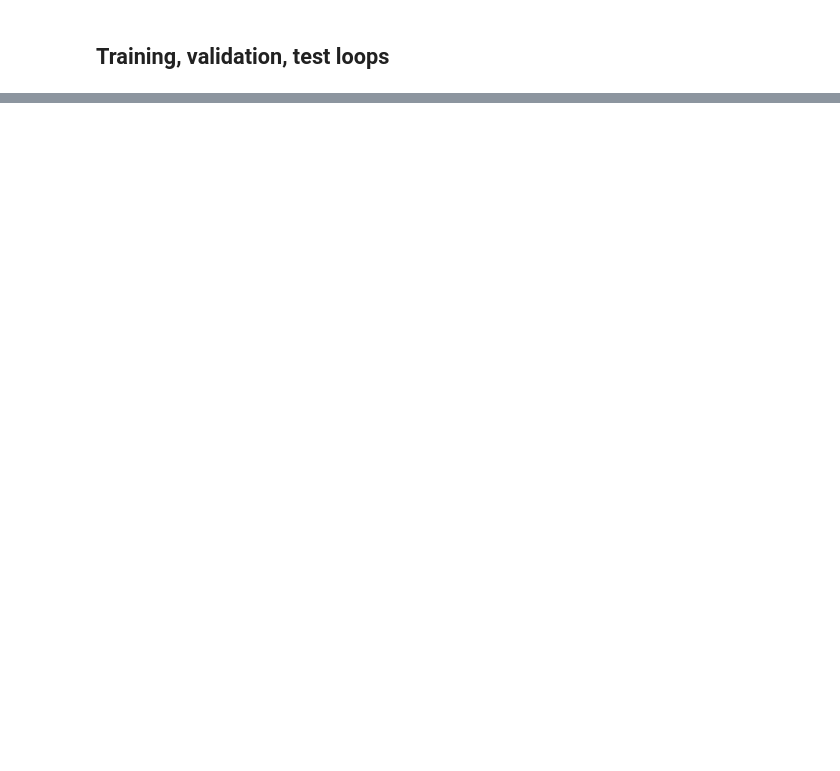
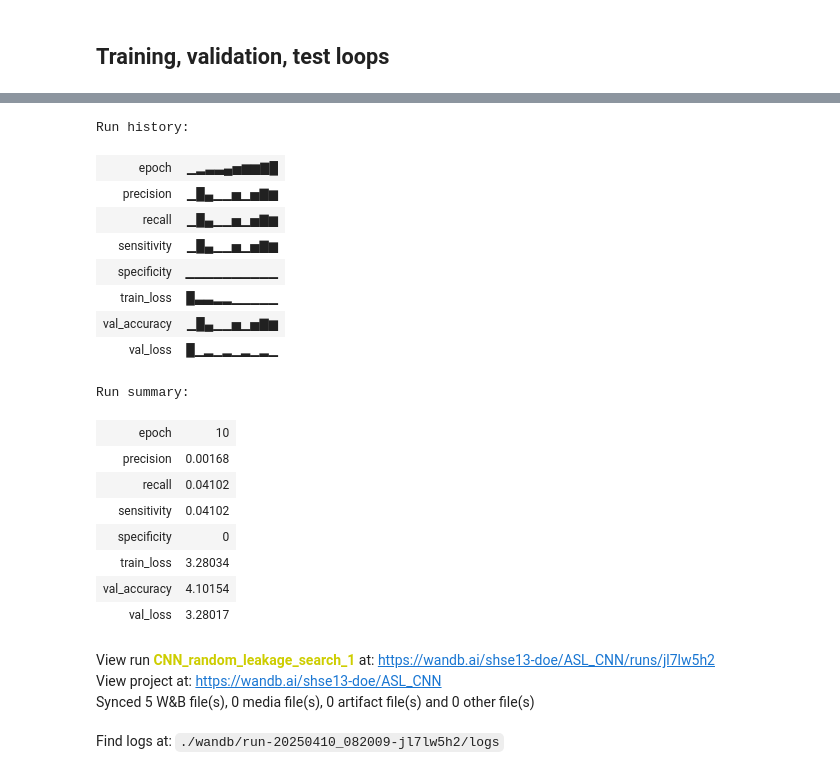
Before and after one commit to V8-Luky/dspro2, a Jupyter notebook: data_exploration.ipynb, the cells around one changed output, grey strips where cells are left out. Cells and saved outputs as stored; diff of their text form; code cells hidden in the pictures; blank space fills up the shorter version.

```diff
--- a/data_exploration.ipynb
+++ b/data_exploration.ipynb
@@ -531,0 +613,3 @@ Validation Accuracy: 99.96%
+# %%
+wandb.finish()
+# %% [output]
@@ -531,0 +617,22 @@ Validation Accuracy: 99.96%
+Run history:
+| epoch | ▁▂▃▃▄▅▆▆▇█ |
+| precision | ▁█▄▁▁▅▁▅▇▆ |
+| recall | ▁█▄▁▁▅▁▅▇▆ |
+| sensitivity | ▁█▄▁▁▅▁▅▇▆ |
+| specificity | ▁▁▁▁▁▁▁▁▁▁ |
+| train_loss | █▃▃▂▂▁▁▁▁▁ |
+| val_accuracy | ▁█▄▁▁▅▁▅▇▆ |
+| val_loss | █▁▂▁▂▁▂▁▂▁ |
+Run summary:
+| epoch | 10 |
+| precision | 0.00168 |
+| recall | 0.04102 |
+| sensitivity | 0.04102 |
+| specificity | 0 |
+| train_loss | 3.28034 |
+| val_accuracy | 4.10154 |
+| val_loss | 3.28017 |
+View run CNN_random_leakage_search_1 at: https://wandb.ai/shse13-doe/ASL_CNN/runs/jl7lw5h2
+View project at: https://wandb.ai/shse13-doe/ASL_CNN
+Synced 5 W&B file(s), 0 media file(s), 0 artifact file(s) and 0 other file(s)
+Find logs at: ./wandb/run-20250410_082009-jl7lw5h2/logs
```
Also changed, not shown: parts of 31 cells of this notebook.
